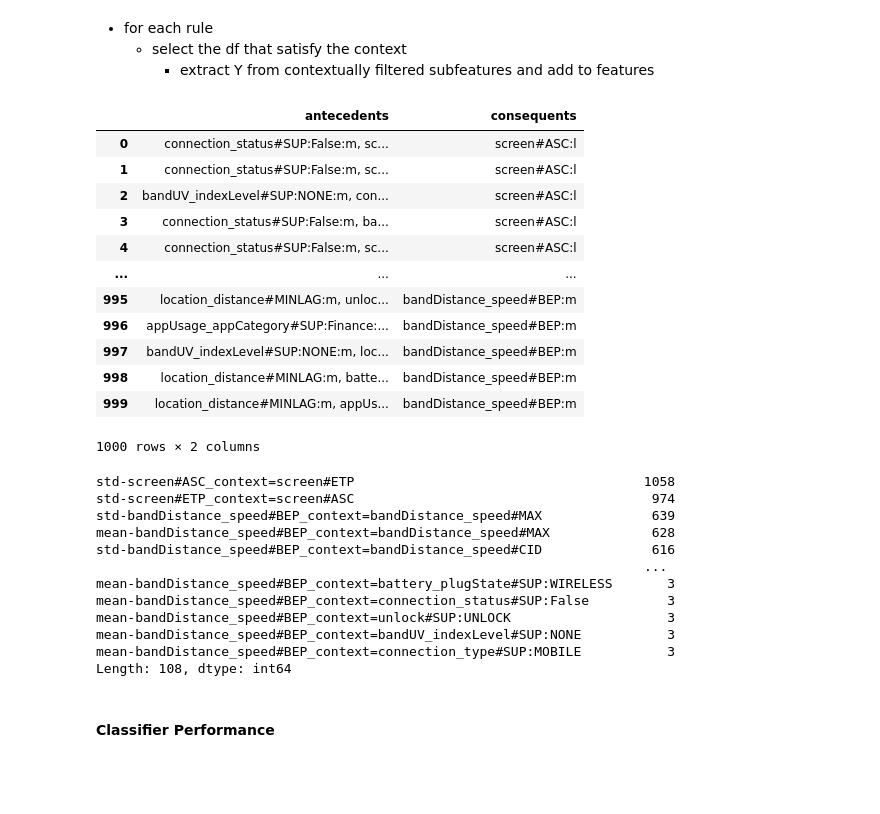
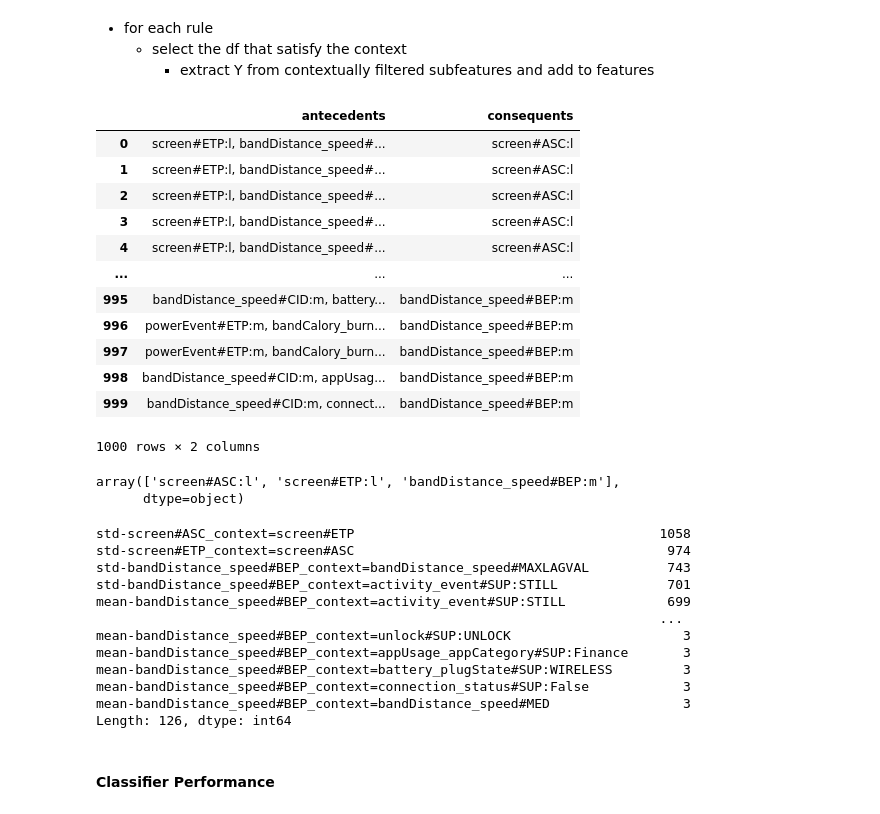
Before and after one commit to Jumabek/receptivity, a Jupyter notebook: analysis/ARM.ipynb, the cells around one changed output. Drawn from its saved outputs; the diff is of its cells as text; code cells hidden in the pictures; blank space fills up the shorter version.

Commit message:
trying rule mining with diff settings

```diff
--- a/analysis/ARM.ipynb
+++ b/analysis/ARM.ipynb
@@ -1292,25 +1168,31 @@ See the caveats in the documentation: https://pandas.pydata.org/pandas-docs/stab
      - extract Y from contextually filtered subfeatures and add to features
 # %%
 rules = pd.read_csv(
-    'top1000_rules.csv', usecols=['antecedents','consequents']
+    'top1000_rules.csv'
+    , usecols=['antecedents','consequents']
     , dtype={'lift':float}
 )
 
 rules
 # %% [output]
 |  | antecedents | consequents |
-| 0 | connection_status#SUP:False:m, sc... | screen#ASC:l |
-| 1 | connection_status#SUP:False:m, sc... | screen#ASC:l |
-| 2 | bandUV_indexLevel#SUP:NONE:m, con... | screen#ASC:l |
-| 3 | connection_status#SUP:False:m, ba... | screen#ASC:l |
-| 4 | connection_status#SUP:False:m, sc... | screen#ASC:l |
+| 0 | screen#ETP:l, bandDistance_speed#... | screen#ASC:l |
+| 1 | screen#ETP:l, bandDistance_speed#... | screen#ASC:l |
+| 2 | screen#ETP:l, bandDistance_speed#... | screen#ASC:l |
+| 3 | screen#ETP:l, bandDistance_speed#... | screen#ASC:l |
+| 4 | screen#ETP:l, bandDistance_speed#... | screen#ASC:l |
 | ... | ... | ... |
-| 995 | location_distance#MINLAG:m, unloc... | bandDistance_speed#BEP:m |
-| 996 | appUsage_appCategory#SUP:Finance:... | bandDistance_speed#BEP:m |
-| 997 | bandUV_indexLevel#SUP:NONE:m, loc... | bandDistance_speed#BEP:m |
-| 998 | location_distance#MINLAG:m, batte... | bandDistance_speed#BEP:m |
-| 999 | location_distance#MINLAG:m, appUs... | bandDistance_speed#BEP:m |
+| 995 | bandDistance_speed#CID:m, battery... | bandDistance_speed#BEP:m |
+| 996 | powerEvent#ETP:m, bandCalory_burn... | bandDistance_speed#BEP:m |
+| 997 | powerEvent#ETP:m, bandCalory_burn... | bandDistance_speed#BEP:m |
+| 998 | bandDistance_speed#CID:m, appUsag... | bandDistance_speed#BEP:m |
+| 999 | bandDistance_speed#CID:m, connect... | bandDistance_speed#BEP:m |
 1000 rows × 2 columns
+# %%
+rules.consequents.unique()
+# %% [output]
+array(['screen#ASC:l', 'screen#ETP:l', 'bandDistance_speed#BEP:m'],
+      dtype=object)
 # %%
 
 features = {}
@@ -1319,31 +1201,30 @@ for i,rule in tqdm(rules.iterrows()):
     y_name, y_val = Y[:-2], Y[-1]
 
     for x in X.split(', '):
-
         x_name, x_val = x[:-2], x[-1]
 
         M = ml_sub_recoded[x_name]==x_val
         selected_context = ml_sub_features[M][y_name]
-        f = selected_context.groupby(['pid','timestamp']).agg(
-                ['mean','std']
-        )
+        f = selected_context.groupby([
+                'pid','timestamp'
+        ]).agg(['mean','std'])
         features[f'mean-{y_name}_context={x_name}'] = f['mean']
         features[f'std-{y_name}_context={x_name}'] = f['std']
 featuresCFF = pd.DataFrame(features )
 featuresCFF.isnull().sum().sort_values(ascending=False)
 # %% [output]
-std-screen#ASC_context=screen#ETP                                     1058
-std-screen#ETP_context=screen#ASC                                      974
-std-bandDistance_speed#BEP_context=bandDistance_speed#MAX              639
-mean-bandDistance_speed#BEP_context=bandDistance_speed#MAX             628
-std-bandDistance_speed#BEP_context=bandDistance_speed#CID              616
-                                                                      ...
-mean-bandDistance_speed#BEP_context=battery_plugState#SUP:WIRELESS       3
-mean-bandDistance_speed#BEP_context=connection_status#SUP:False          3
-mean-bandDistance_speed#BEP_context=unlock#SUP:UNLOCK                    3
-mean-bandDistance_speed#BEP_context=bandUV_indexLevel#SUP:NONE           3
-mean-bandDistance_speed#BEP_context=connection_type#SUP:MOBILE           3
-Length: 108, dtype: int64
+std-screen#ASC_context=screen#ETP                                       1058
+std-screen#ETP_context=screen#ASC                                        974
+std-bandDistance_speed#BEP_context=bandDistance_speed#MAXLAGVAL          743
+std-bandDistance_speed#BEP_context=activity_event#SUP:STILL              701
+mean-bandDistance_speed#BEP_context=activity_event#SUP:STILL             699
+                                                                        ...
+mean-bandDistance_speed#BEP_context=unlock#SUP:UNLOCK                      3
+mean-bandDistance_speed#BEP_context=appUsage_appCategory#SUP:Finance       3
+mean-bandDistance_speed#BEP_context=battery_plugState#SUP:WIRELESS         3
+mean-bandDistance_speed#BEP_context=connection_status#SUP:False            3
+mean-bandDistance_speed#BEP_context=bandDistance_speed#MED                 3
+Length: 126, dtype: int64
 # %% [markdown]
 #### Classifier Performance
 # %%
```
Also changed, not shown: parts of 32 cells of this notebook, 2 other files.
